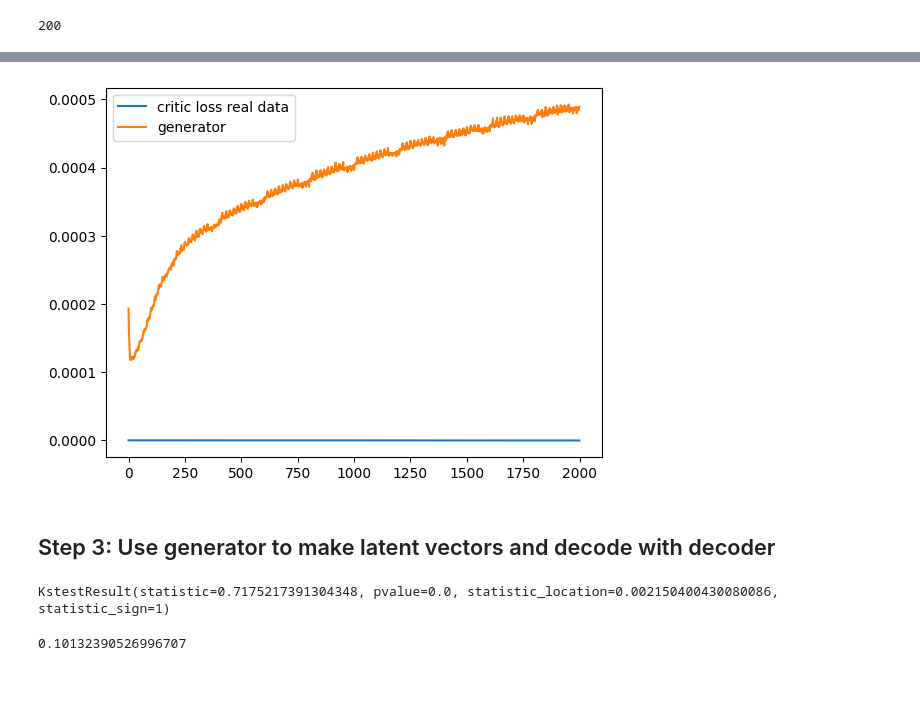
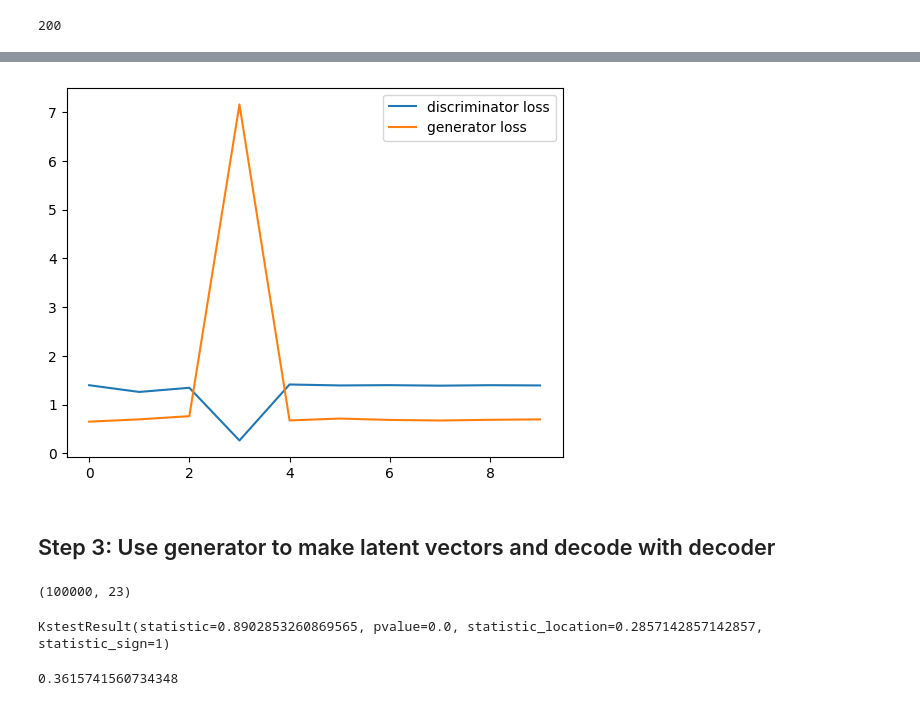
Before and after one commit to KylaNel/ICS_data_generation, a Jupyter notebook: code/vae_gan.ipynb, the cells around one changed output, grey strips where cells are left out. Saved outputs shown, nothing was run; the diff lists cells and outputs as text; code cells hidden in the pictures.

Commit message:
replaced wgan with lstm gan for vae_gan - stable training

```diff
--- a/code/vae_gan.ipynb
+++ b/code/vae_gan.ipynb
@@ -80 +111,4 @@ variational_ae.compile(loss="binary_crossentropy", optimizer=optimizer)
+# %%
+generator = make_generator_model()
+discriminator = make_discriminator_model()
 # %%
@@ -239,4 +296,6 @@ def train(dataset, n_epochs=2, noise_dim=50, latent_dim=50):
 # %%
 real_latent_vectors = np.split((variational_encoder(attacks[:20000])[0]).numpy(), 200)
-real_latent_vectors[0].shape
+noise = tf.random.normal((batch_size, seq_length, num_features))
+latent_vector_dataset = (tf.data.Dataset.from_tensor_slices((variational_encoder(attacks[:20000])[0]).numpy()).shuffle(10000).batch(64))
+latent_vector_dataset
 # %% [output]
@@ -244,6 +303,26 @@ real_latent_vectors[0].shape
+# %%
+def train(dataset, epochs):
+    predictions = np.array([])
+    dlosses = []
+    glosses = []
+
+    for epoch in range(epochs):
+
+        # maybe add another loop for more training rounds
+        for data_batch in dataset:
+            dloss, gloss = train_step(data_batch)
+        dlosses.append(dloss)
+        glosses.append(gloss)
+
+        noise = tf.random.normal((64, 5, noise_dim))
+        prediction = generator(noise, training=False)
+        predictions = np.append(predictions, prediction)
+
+    return predictions, dlosses, glosses
 # %%
 len(real_latent_vectors)
 # %% [output]
 200
 # %%
-c_losses, g_losses, pred = train(real_latent_vectors, 10, 30, latent_dim)
+# c_losses, g_losses, pred = train(real_latent_vectors, 10, 30, latent_dim)
+preds, dlosses, glosses = train(latent_vector_dataset, epochs=10)
@@ -268,13 +345,13 @@ c_losses, g_losses, pred = train(real_latent_vectors, 10, 30, latent_dim)
 # # train model
 # c1_loss, c2_loss, g_loss = train(generator, critic, gan, dataset=test_dataset[:10000], latent_dim=latent_dim, noise_dim=noise_dim, n_epochs=epochs, n_batch=n_batch)
 # %%
-plt.plot(c_losses, label="critic loss real data")
-plt.plot(g_losses, label="generator")
-# plt.plot(c2_loss, label="critic loss fake data")
-# plt.plot(g_loss, label="gen loss")
+# plt.plot(c_losses, label="critic loss real data")
+# plt.plot(g_losses, label="generator")
+plt.plot(dlosses, label="discriminator loss")
+plt.plot(glosses, label="generator loss")
 plt.legend()
 plt.show()
 # %% [output]
-[figure, old version]
+[figure, new version]
 # %% [markdown]
 ## Step 3: Use generator to make latent vectors and decode with decoder
@@ -281,14 +360,18 @@ plt.show()
+# %%
+test_dataset.shape
+# %% [output]
+(100000, 23)
 # %%
-latent_vectors = pred
+latent_vectors = preds
 data = variational_decoder(latent_vectors)
-scipy.stats.ks_2samp(test_dataset[:1000].reshape(23000,), data.numpy().reshape(23000,))
+scipy.stats.ks_2samp(test_dataset[:640].reshape(14720,), data.numpy().reshape(14720,))
 # data.numpy().shape, test_dataset.shape
 # %% [output]
-KstestResult(statistic=0.7175217391304348, pvalue=0.0, statistic_location=0.002150400430080086, statistic_sign=1)
+KstestResult(statistic=0.8902853260869565, pvalue=0.0, statistic_location=0.2857142857142857, statistic_sign=1)
 # %%
-scipy.stats.wasserstein_distance(test_dataset[:1000].reshape(23000,), data.numpy().reshape(23000,))
+scipy.stats.wasserstein_distance(test_dataset[:640].reshape(14720,), data.numpy().reshape(14720,))
 # %% [output]
-0.10132390526996707
+0.3615741560734348
 # %%
 # from sklearn.neighbors import KernelDensity
 # kde_gen = KernelDensity(kernel='epanechnikov').fit(data.numpy()[:, 10].reshape(-1, 1))
```
Also changed, not shown: parts of 11 cells of this notebook, 2 other files.
